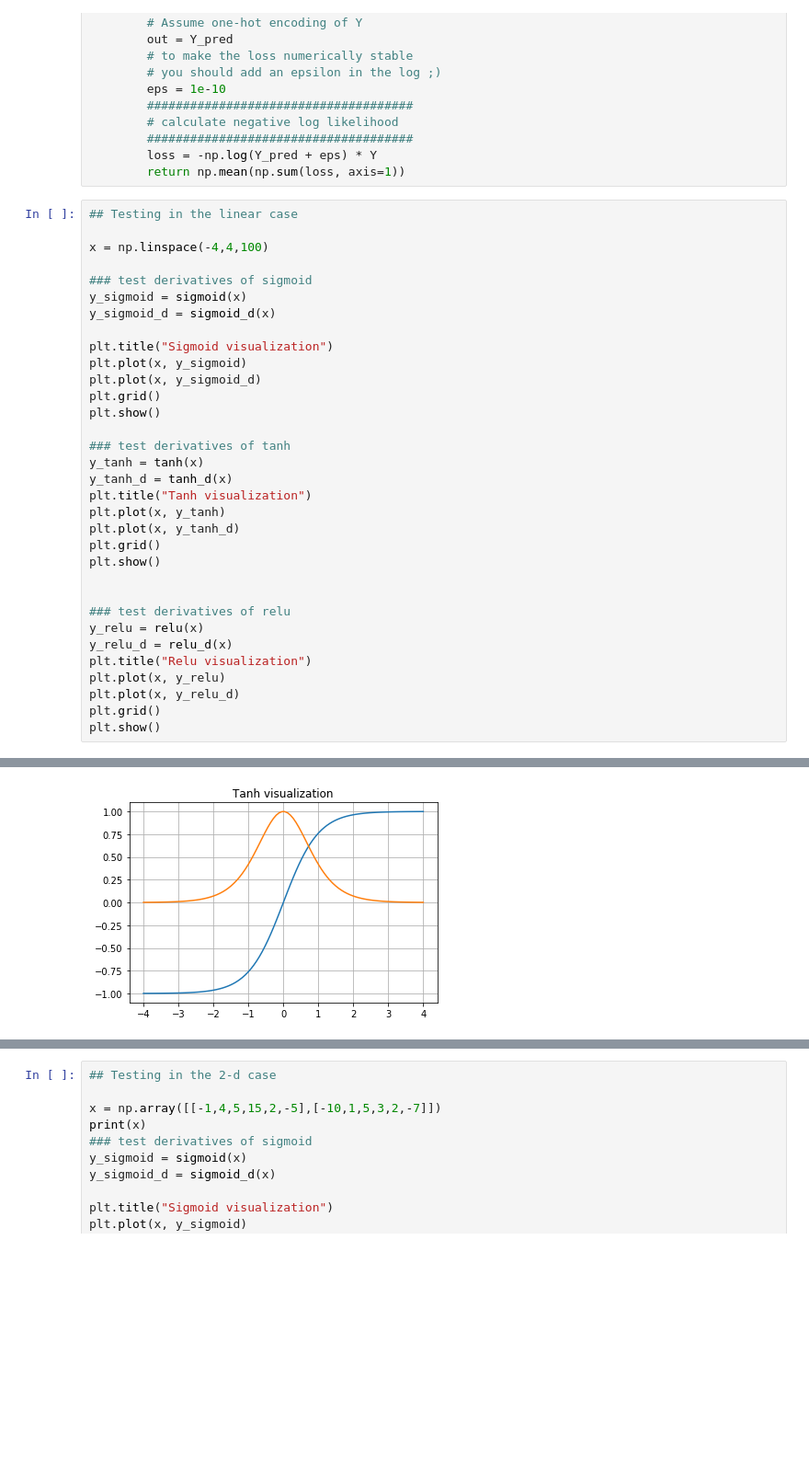
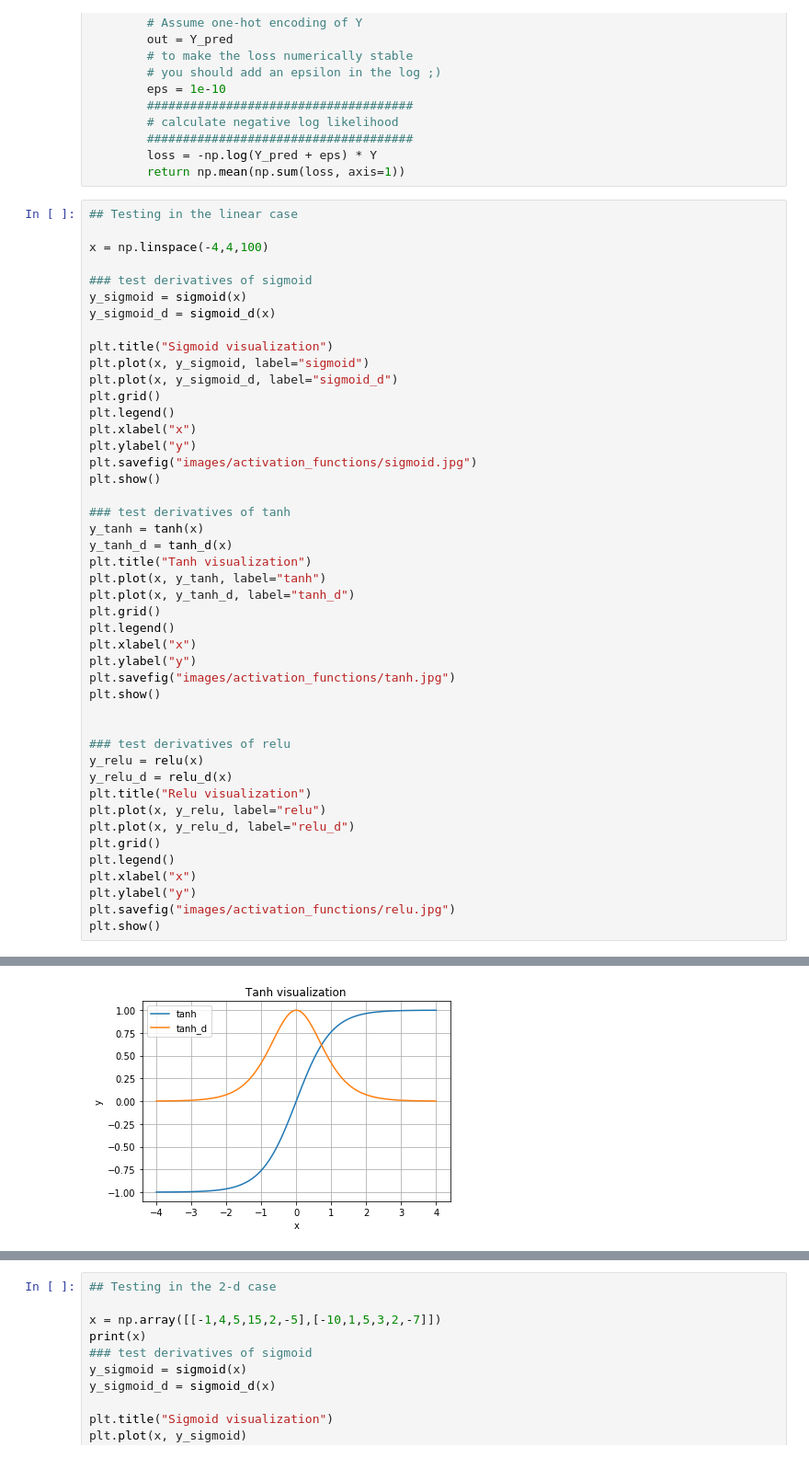
Before and after one commit to AmadeusHovekamp/RoboticsLab, a Jupyter notebook: exercise1/exercise_1_amadeus.ipynb, the cells around one changed output, grey strips where cells are left out. Shown: that part at 92% size. Cells and saved outputs as stored; diff of their text form; blank space fills up the shorter version.

```diff
--- a/exercise1/exercise_1_amadeus.ipynb
+++ b/exercise1/exercise_1_amadeus.ipynb
@@ -408,18 +409,26 @@ y_sigmoid = sigmoid(x)
 y_sigmoid_d = sigmoid_d(x)
 
 plt.title("Sigmoid visualization")
-plt.plot(x, y_sigmoid)
-plt.plot(x, y_sigmoid_d)
+plt.plot(x, y_sigmoid, label="sigmoid")
+plt.plot(x, y_sigmoid_d, label="sigmoid_d")
 plt.grid()
+plt.legend()
+plt.xlabel("x")
+plt.ylabel("y")
+plt.savefig("images/activation_functions/sigmoid.jpg")
 plt.show()
 
 ### test derivatives of tanh
 y_tanh = tanh(x)
 y_tanh_d = tanh_d(x)
 plt.title("Tanh visualization")
-plt.plot(x, y_tanh)
-plt.plot(x, y_tanh_d)
+plt.plot(x, y_tanh, label="tanh")
+plt.plot(x, y_tanh_d, label="tanh_d")
 plt.grid()
+plt.legend()
+plt.xlabel("x")
+plt.ylabel("y")
+plt.savefig("images/activation_functions/tanh.jpg")
 plt.show()
 
 
@@ -427,8 +436,12 @@ plt.show()
 y_relu = relu(x)
 y_relu_d = relu_d(x)
 plt.title("Relu visualization")
-plt.plot(x, y_relu)
-plt.plot(x, y_relu_d)
+plt.plot(x, y_relu, label="relu")
+plt.plot(x, y_relu_d, label="relu_d")
 plt.grid()
+plt.legend()
+plt.xlabel("x")
+plt.ylabel("y")
+plt.savefig("images/activation_functions/relu.jpg")
 plt.show()
 # %% [output]
@@ -436 +449 @@ plt.show()
-[figure, old version]
+[figure, new version]
```
Also changed, not shown: parts of 13 cells of this notebook.
